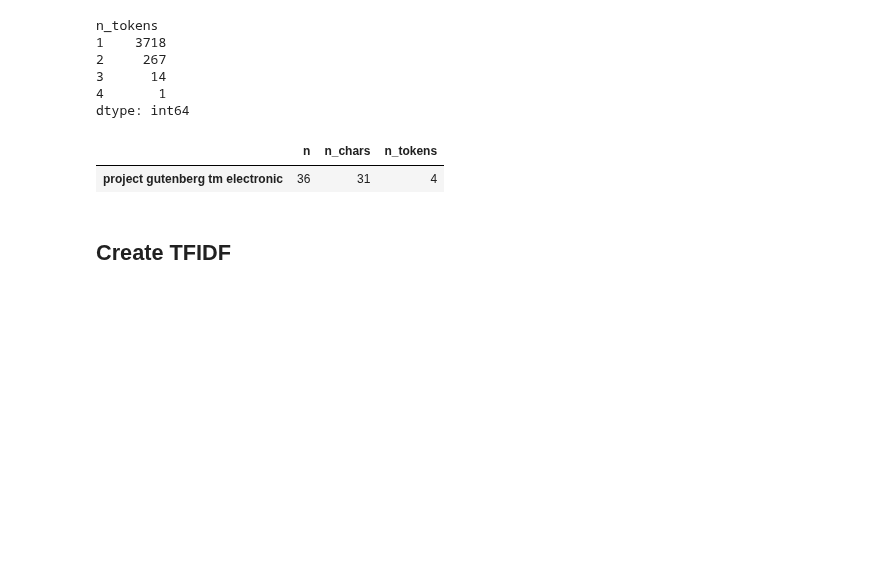
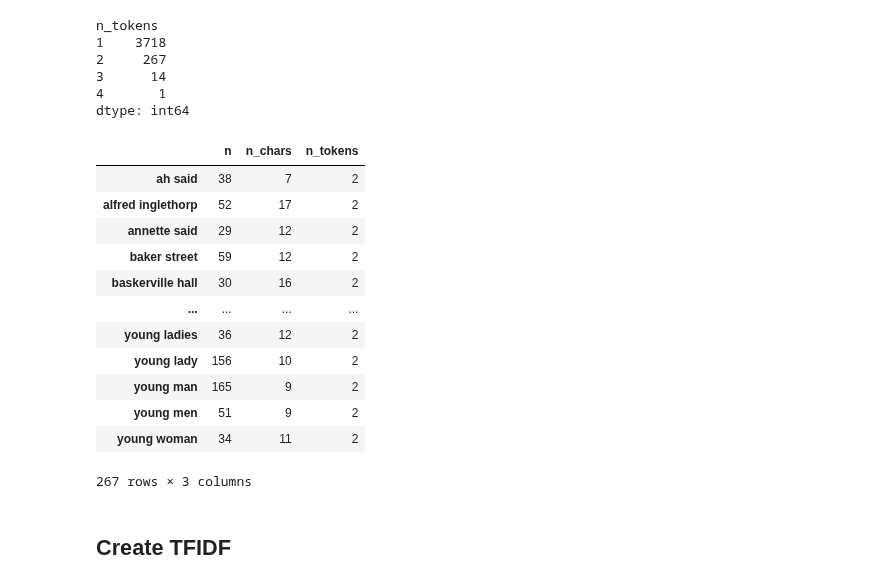
Before and after one commit to ontoligent/DS5001-2022-01-OLD, a Jupyter notebook: M00_FinalProjects/M00_01_VectorizationWithSKLearn.ipynb, the cells around one changed output. Saved outputs shown, nothing was run; the diff lists cells and outputs as text; code cells hidden in the pictures; blank space fills up the shorter version.

```diff
--- a/M00_FinalProjects/M00_01_VectorizationWithSKLearn.ipynb
+++ b/M00_FinalProjects/M00_01_VectorizationWithSKLearn.ipynb
@@ -131,10 +135,21 @@ n_tokens
 4       1
 dtype: int64
 # %%
-VOCAB[VOCAB.n_tokens == 4]
+VOCAB[VOCAB.n_tokens == 2]
 # %% [output]
 |  | n | n_chars | n_tokens |
-| project gutenberg tm electronic | 36 | 31 | 4 |
+| ah said | 38 | 7 | 2 |
+| alfred inglethorp | 52 | 17 | 2 |
+| annette said | 29 | 12 | 2 |
+| baker street | 59 | 12 | 2 |
+| baskerville hall | 30 | 16 | 2 |
+| ... | ... | ... | ... |
+| young ladies | 36 | 12 | 2 |
+| young lady | 156 | 10 | 2 |
+| young man | 165 | 9 | 2 |
+| young men | 51 | 9 | 2 |
+| young woman | 34 | 11 | 2 |
+267 rows × 3 columns
 # %% [markdown]
 ## Create TFIDF
 # %%
```
Also changed, not shown: parts of 16 cells of this notebook, 3 other files.
